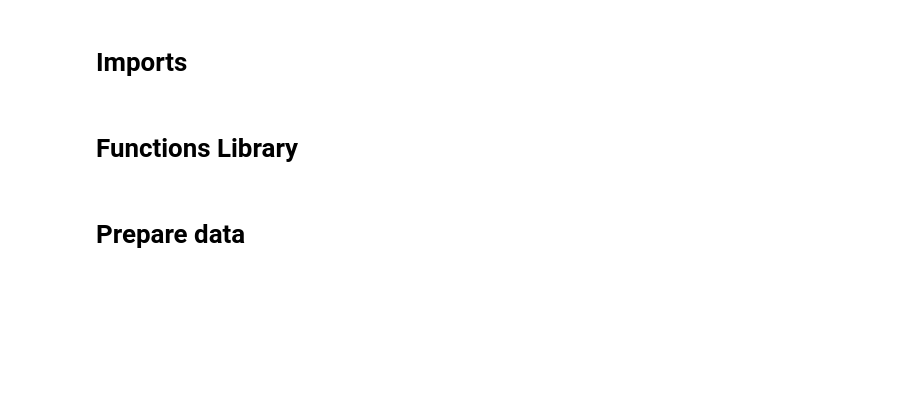
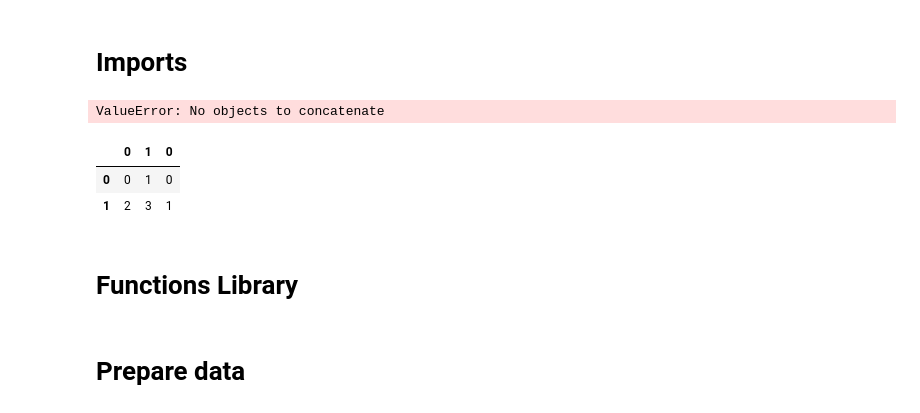
Before and after one commit to sambacode/asset_allocation, a Jupyter notebook: portfolio_builder/temp/temp.ipynb, the cells around one changed output. Cells and saved outputs as stored; diff of their text form; code cells hidden in the pictures; blank space fills up the shorter version.

```diff
--- a/portfolio_builder/temp/temp.ipynb
+++ b/portfolio_builder/temp/temp.ipynb
@@ -11,3 +14,15 @@ from matplotlib.ticker import FuncFormatter
+# %%
+pd.concat([pd.DataFrame([1])])
+# %% [output]
+ValueError: No objects to concatenate
+# %%
+pd.concat(
+    [pd.DataFrame([[0, 1], [2, 3]]), pd.Series([0, 1])], axis=1, join="outer"
+).fillna(method="ffill")
+# %% [output]
+|  | 0 | 1 | 0 |
+| 0 | 0 | 1 | 0 |
+| 1 | 2 | 3 | 1 |
 # %% [markdown]
 # Functions Library
 # %%
```
Also changed, not shown: parts of 13 cells of this notebook, 2 other files.
